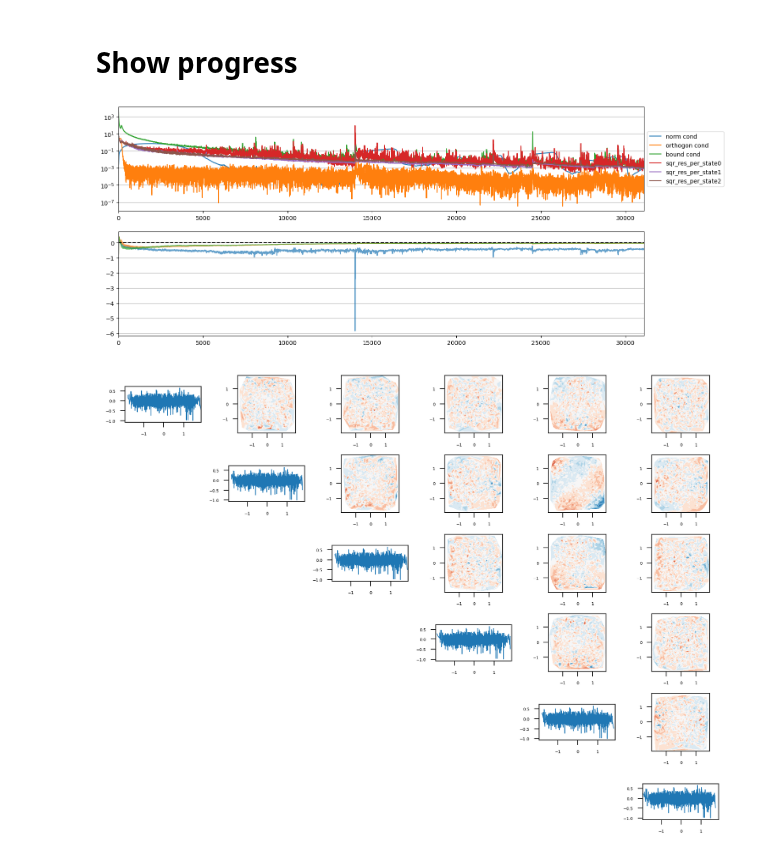
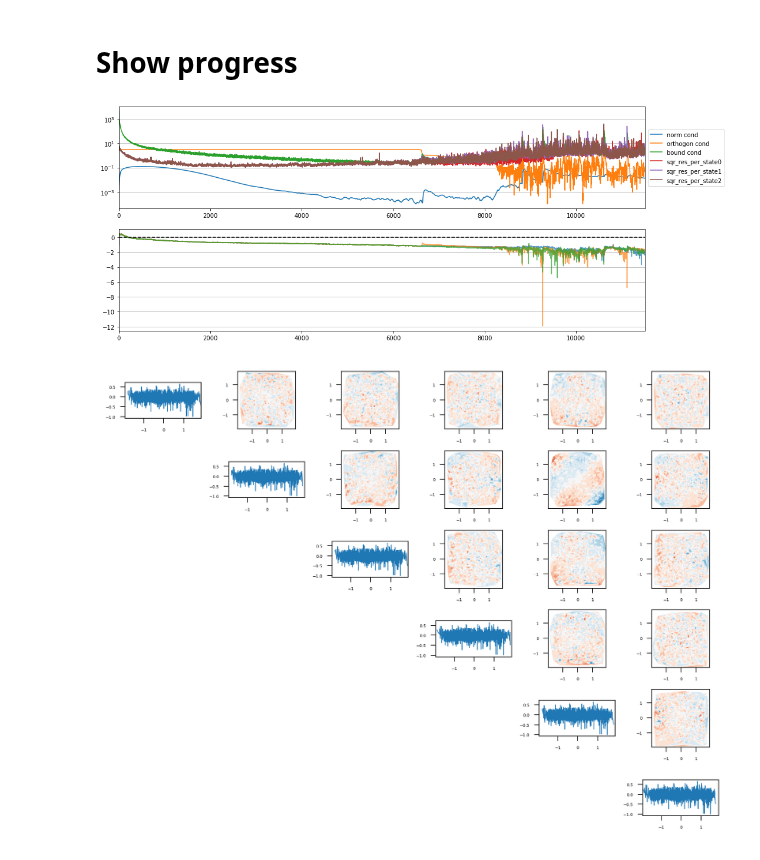
Before and after one commit to MrKozelberg/nn_based_se_solver, a Jupyter notebook: nn_based_se_solver.ipynb, the cells around one changed output. Drawn from its saved outputs; the diff is of its cells as text; code cells hidden in the pictures.

Commit message:
15 layers

```diff
--- a/nn_based_se_solver.ipynb
+++ b/nn_based_se_solver.ipynb
@@ -251,8 +255,8 @@ def BoundCond(model, x):
   x2 = torch.zeros_like(x)
   x2[:,:3] = x[:,:3]
 
-  # x3 = torch.ones_like(x) * x
-  # x3[:,3:] = x3[:,:3]
+  x3 = torch.ones_like(x) * x
+  x3[:,3:] = x3[:,:3]
 
   # https://en.wikipedia.org/wiki/N-sphere
   R = 40
@@ -270,7 +274,7 @@ def BoundCond(model, x):
   return torch.sum(
     torch.stack(model(x1), dim=0)**2
     + torch.stack(model(x2), dim=0)**2
-    # + torch.stack(model(x3), dim=0)**2
+    + torch.stack(model(x3), dim=0)**2
     + torch.stack(model(x4), dim=0)**2
   )
 # %% [markdown]
@@ -355,30 +359,30 @@ potential = lambda x: (
   -2/torch.sqrt(torch.sum(x[:,3:]**2, dim=1))
   +1/torch.sqrt(torch.sum((x[:,:3]-x[:,3:])**2, dim=1))
 )
-num_hidden_layers = 3
-num_hidden_neurons = 150
+num_hidden_layers = 15
+num_hidden_neurons = 36
 init_mean_weights = 0.0
-init_std_weights = math.sqrt(0.1)
+init_std_weights = math.sqrt(0.001)
 activ_fnc = nn.Tanh()
 
-alpha = 2 #1e2
+alpha = 5 #1e2
 beta = 1
-gamma = 1e3
-delta = 1
+gamma = 40
+delta = 100
 device = torch.device('cuda:0' if torch.cuda.is_available() else 'cpu')
-S = 2000
+S = 4000
 sampler = MetropolisSampler(dim1=S, dim2=dim_coord, epsilon=0.1, device=device)
 
-lr = 1e-3
+lr = 1e-4
 weight_decay = 5e-4
 
 CHECKPOINT_PERIOD = 100
 
 MAX_SQR_RESIDUAL = 1e-6
 
-load_checkpoint = True #False
+load_checkpoint = False
 
-name = "test_He_1"
+name = f"test_He_L{num_hidden_layers}_Nh{num_hidden_neurons}"
 # %%
 START_TIME = time.time()
 
@@ -855,27 +867,27 @@ tensor([nan, nan, nan, nan, nan, nan, nan, nan, nan, nan, nan, nan, nan, nan, na
 # %%
 # import numpy as np
 # import pandas as pd
 # import matplotlib.pyplot as plt
 
-hist = pd.read_csv("history/test_He.csv")
+hist = pd.read_csv("history/test_He_L5_Nh36.csv")
 xmax = len(hist)
 xmin = 0 #xmax - 1000
 
-fig, ax = plt.subplots(2,1,figsize=(16,7))
+fig, ax = plt.subplots(2,1, dpi=300, layout='constrained')#,figsize=(16,7))
 
 hist[['norm cond','orthogon cond','bound cond']][xmin:xmax].plot(xlim=(xmin, xmax), ax = ax[0])
 hist[[f"sqr_res_per_state{s}" for s in range(3)]][xmin:xmax].plot(xlim=(xmin, xmax), ax = ax[0])
 # ax[0].plot(np.arange(xmin,xmax), np.sum(hist[[f'Rayleigh{i}' for i in range(16)]][xmin:xmax].to_numpy(), axis=1))
 ax[0].set_yscale('log')
 ax[0].grid(axis='y')
 ax[0].legend(loc='center left', bbox_to_anchor=(1, 0.5))
 
 hist[[f'Rayleigh{i}' for i in range(3)]][xmin:xmax].plot(xlim=(xmin, xmax), legend=False, ax = ax[1], alpha=0.7)
 ax[1].axhline(y=0, color='k', linestyle='--')
 ax[1].grid(axis='y')
 # ax[1].set_yscale('symlog')
 # %% [output]
-[figure, old version]
+[figure, new version]
 # %%
 fig0 = show_state(model, 0, 2000)
 # %% [output]
```
Also changed, not shown: parts of 11 cells of this notebook.
